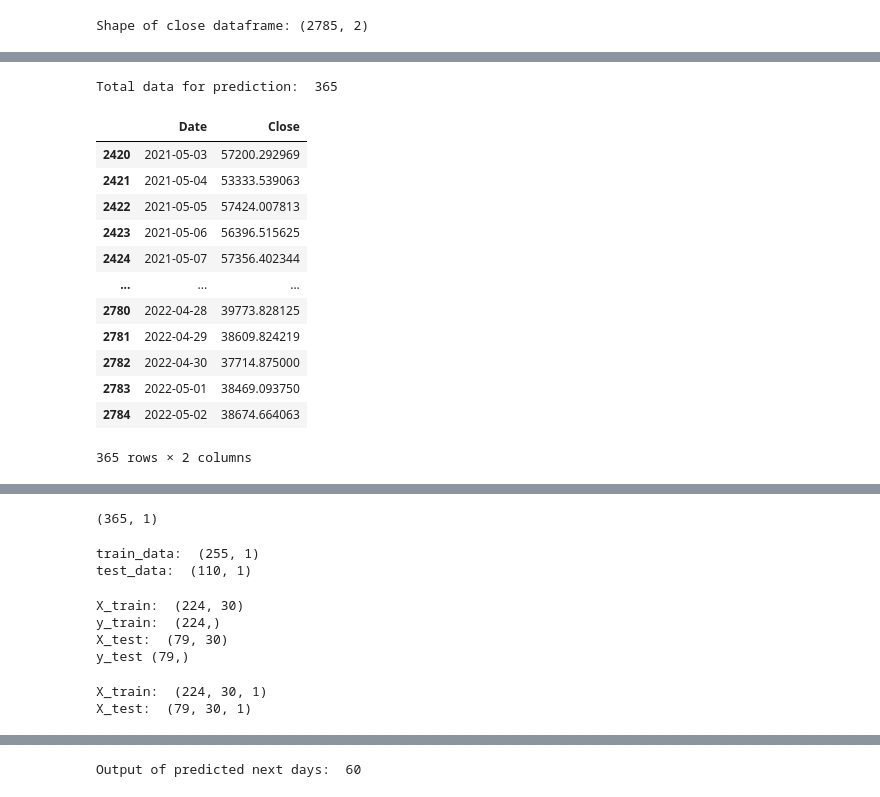
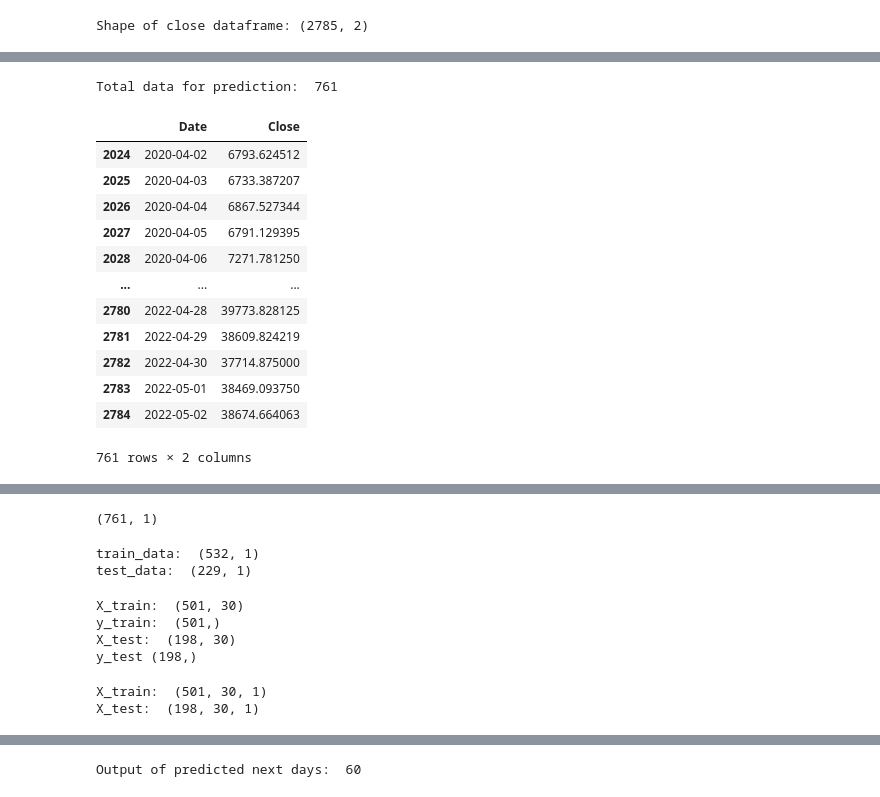
Before and after one commit to Michaelzats/Crypto-Predictor, a Jupyter notebook: Crypto_predictor.ipynb, the cells around one changed output, grey strips where cells are left out. Saved outputs shown, nothing was run; the diff lists cells and outputs as text; code cells hidden in the pictures.

```diff
--- a/Crypto_predictor.ipynb
+++ b/Crypto_predictor.ipynb
@@ -195,25 +195,25 @@ fig.show()
 # %%
 # Data of just 2 Year
 
-closedf = closedf[closedf['Date'] > '2020-05-02']
+closedf = closedf[closedf['Date'] > '2020-04-01']
 close_stock = closedf.copy()
 print("Total data for prediction: ",closedf.shape[0])
 closedf
 # %% [output]
-Total data for prediction:  365
+Total data for prediction:  761
 |  | Date | Close |
-| 2420 | 2021-05-03 | 57200.292969 |
-| 2421 | 2021-05-04 | 53333.539063 |
-| 2422 | 2021-05-05 | 57424.007813 |
-| 2423 | 2021-05-06 | 56396.515625 |
-| 2424 | 2021-05-07 | 57356.402344 |
+| 2024 | 2020-04-02 | 6793.624512 |
+| 2025 | 2020-04-03 | 6733.387207 |
+| 2026 | 2020-04-04 | 6867.527344 |
+| 2027 | 2020-04-05 | 6791.129395 |
+| 2028 | 2020-04-06 | 7271.781250 |
 | ... | ... | ... |
 | 2780 | 2022-04-28 | 39773.828125 |
 | 2781 | 2022-04-29 | 38609.824219 |
 | 2782 | 2022-04-30 | 37714.875000 |
 | 2783 | 2022-05-01 | 38469.093750 |
 | 2784 | 2022-05-02 | 38674.664063 |
-365 rows × 2 columns
+761 rows × 2 columns
 # %%
 fig = px.line(closedf, x=closedf.Date, y=closedf.Close,labels={'date':'Date','close':'Close Stock'})
 fig.update_traces(marker_line_width=2, opacity=0.8, marker_line_color='orange')
@@ -232,7 +232,7 @@ scaler=MinMaxScaler(feature_range=(0,1))
 closedf=scaler.fit_transform(np.array(closedf).reshape(-1,1))
 print(closedf.shape)
 # %% [output]
-(365, 1)
+(761, 1)
 # %%
 # we keep the training set as 70% and 40% testing set
 
@@ -242,8 +242,8 @@ train_data,test_data=closedf[0:training_size,:],closedf[training_size:len(closed
 print("train_data: ", train_data.shape)
 print("test_data: ", test_data.shape)
 # %% [output]
-train_data:  (255, 1)
-test_data:  (110, 1)
+train_data:  (532, 1)
+test_data:  (229, 1)
 # %%
 # convert an array of values into a dataset matrix
 
@@ -264,10 +264,10 @@ print("y_train: ", y_train.shape)
 print("X_test: ", X_test.shape)
 print("y_test", y_test.shape)
 # %% [output]
-X_train:  (224, 30)
-y_train:  (224,)
-X_test:  (79, 30)
-y_test (79,)
+X_train:  (501, 30)
+y_train:  (501,)
+X_test:  (198, 30)
+y_test (198,)
 # %%
 # reshape input to be [samples, time steps, features] which is required for LSTM
 X_train =X_train.reshape(X_train.shape[0],X_train.shape[1] , 1)
@@ -276,8 +276,8 @@ X_test = X_test.reshape(X_test.shape[0],X_test.shape[1] , 1)
 print("X_train: ", X_train.shape)
 print("X_test: ", X_test.shape)
 # %% [output]
-X_train:  (224, 30, 1)
-X_test:  (79, 30, 1)
+X_train:  (501, 30, 1)
+X_test:  (198, 30, 1)
 # %%
 # Actuall Model Building
 model=Sequential()
```
Also changed, not shown: parts of 9 cells of this notebook.
